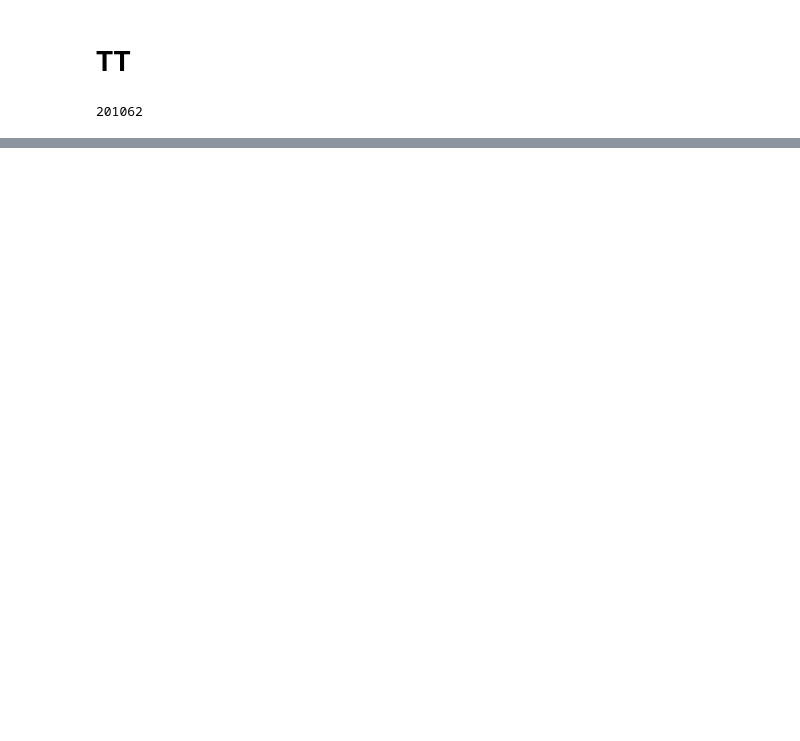
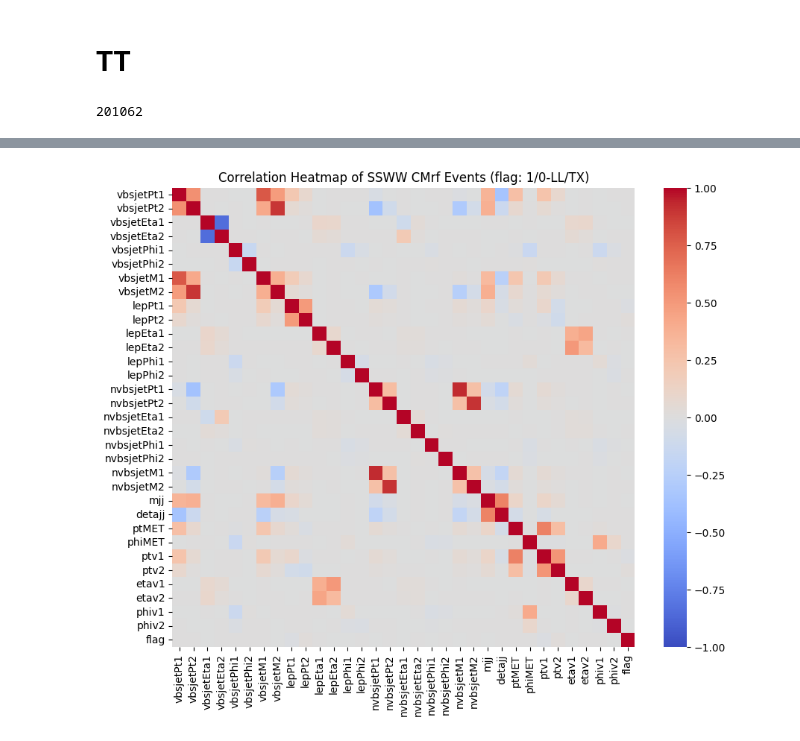
Before and after one commit to marcortinovis/MLforPolarizedVBS, a Jupyter notebook: processed_ntuples/correlation.ipynb, the cells around one changed output, grey strips where cells are left out. Cells and saved outputs as stored; diff of their text form; code cells hidden in the pictures; blank space fills up the shorter version.

```diff
--- a/processed_ntuples/correlation.ipynb
+++ b/processed_ntuples/correlation.ipynb
@@ -90,0 +93,9 @@ plt.savefig('TT_corr.png')
+# %%
+df_tx = pd.concat([df_tl, df_tt])
+correlation_matrix_tx = df_tx.corr()
+# %%
+df_ll['flag'] = 1
+df_tx['flag'] = 0
+# %%
+df_fin = pd.concat([df_ll, df_tx])
+df_fin
@@ -90,0 +116,9 @@ plt.savefig('TT_corr.png')
+# %%
+correlation_matrix_all = df_fin.corr()
+
+plt.figure(figsize=(10, 8))
+sns.heatmap(correlation_matrix_all, cmap='coolwarm', annot=False, vmin=-1, vmax=1, center=0)
+plt.title('Correlation Heatmap of SSWW CMrf Events (flag: 1/0-LL/TX)')
+plt.savefig('all_corr.png')
+# %% [output]
+[figure, added]
```
Also changed, not shown: parts of 14 cells of this notebook, 7 other files.
